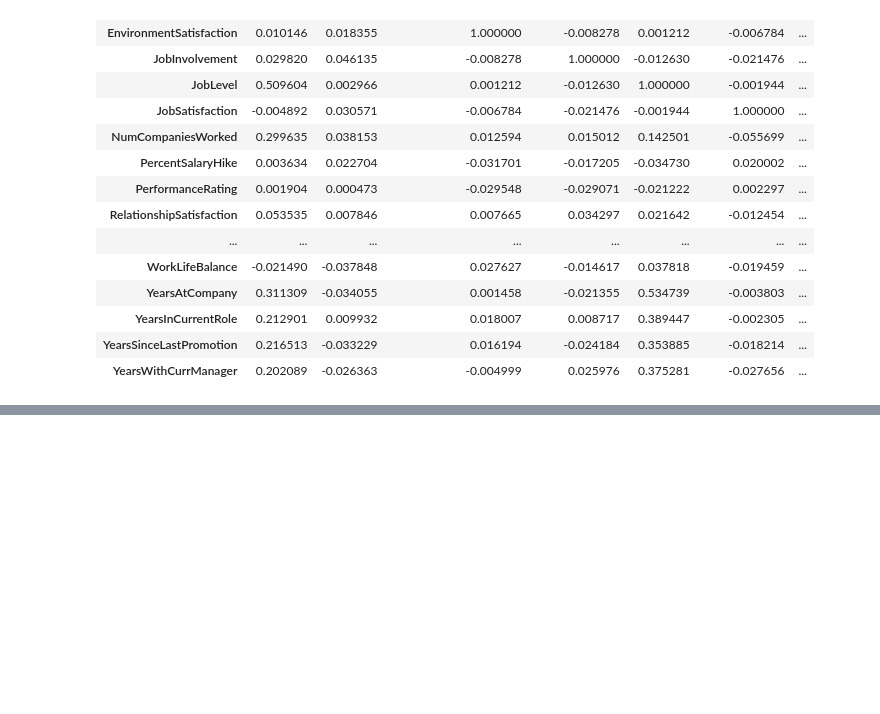
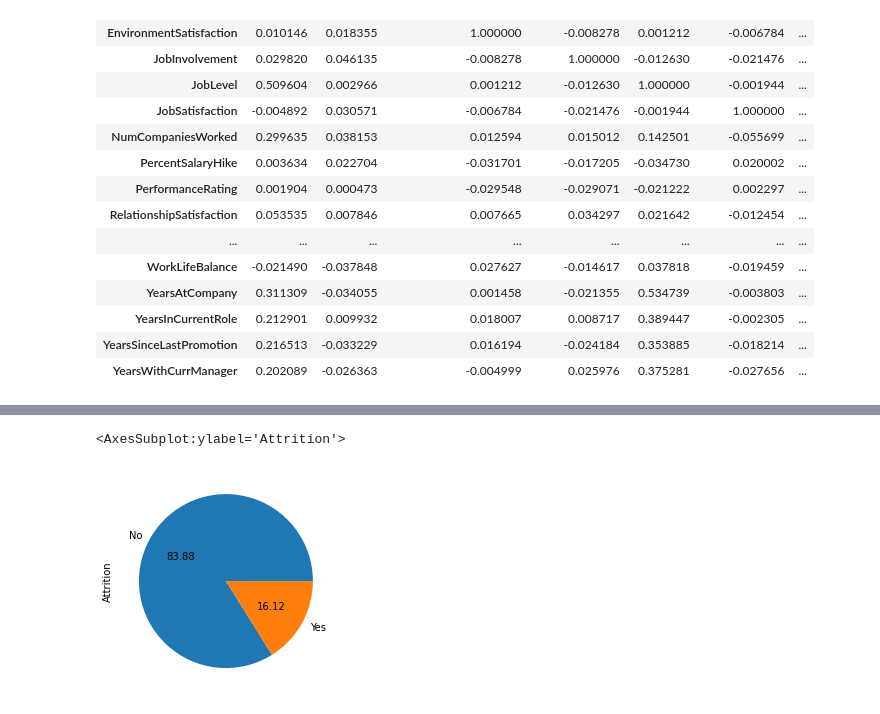
Before and after one commit to nithinkrishnan/dm-assgn, a Jupyter notebook: Code/Attrition_bkp.ipynb, the cells around one changed output, grey strips where cells are left out. Cells and saved outputs as stored; diff of their text form; code cells hidden in the pictures; blank space fills up the shorter version.

```diff
--- a/Code/Attrition_bkp.ipynb
+++ b/Code/Attrition_bkp.ipynb
@@ -240,0 +351,6 @@ df.corr()
+# %%
+# Show pie plot (Approach 1)
+y.value_counts().plot.pie(autopct='%.2f')
+# %% [output]
+<AxesSubplot:ylabel='Attrition'>
+[figure, added]
```
Also changed, not shown: parts of 23 cells of this notebook.
